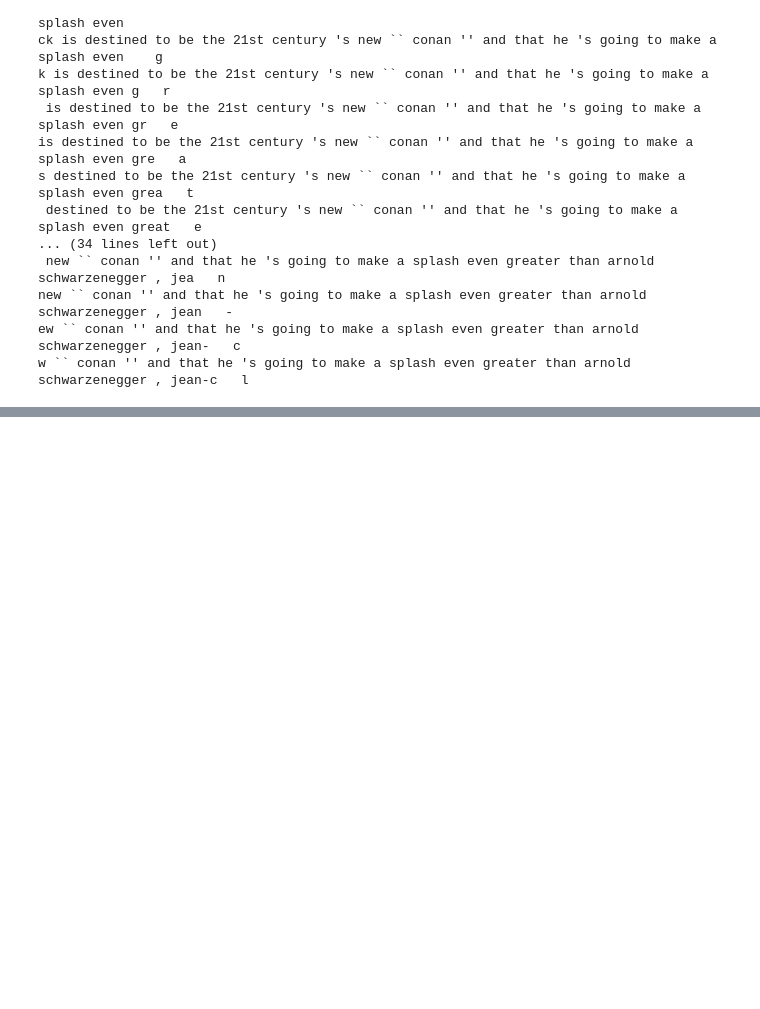
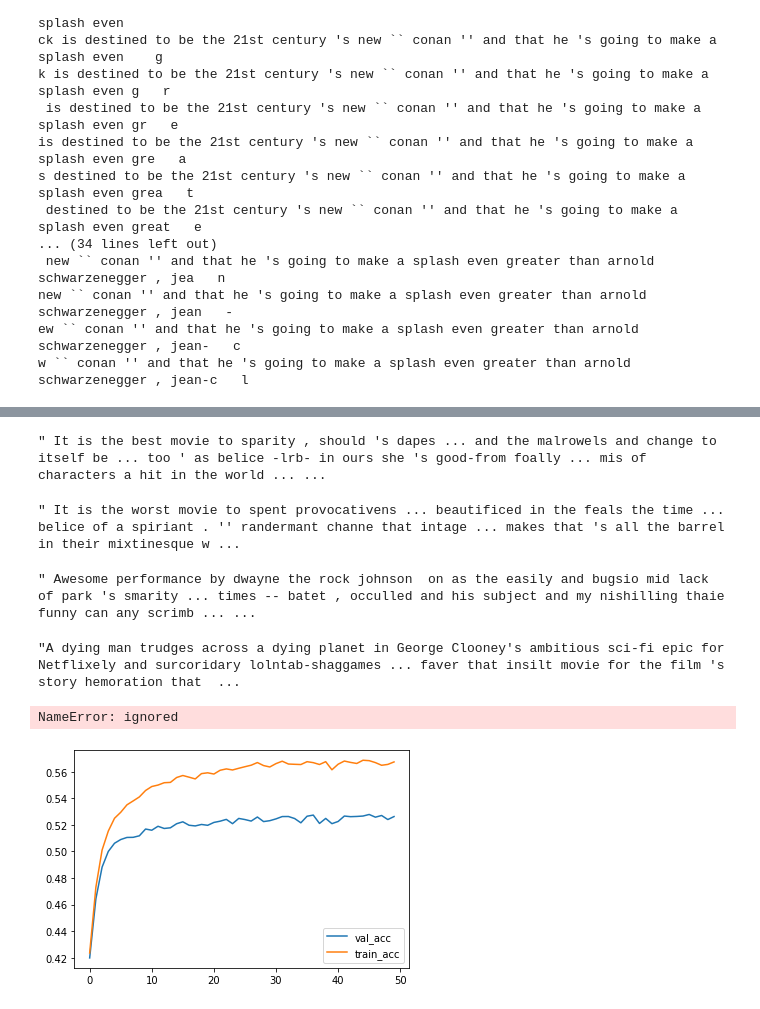
Before and after one commit to akshatgoel92/simple-nn, a Jupyter notebook: src/3_3.ipynb, the cells around one changed output, grey strips where cells are left out. Cells and saved outputs as stored; diff of their text form; code cells hidden in the pictures; blank space fills up the shorter version.

```diff
--- a/src/3_3.ipynb
+++ b/src/3_3.ipynb
@@ -119,0 +155,6 @@ w `` conan '' and that he 's going to make a splash even greater than arnold sch
+# %%
+#creating test dataset
+#creating validation dataset
+test_data , y_test = create_dataset(ssttestxs,n)
+for i in range(50):
+  print(test_data[i]," ",y_test[i])
@@ -124,11 +183,19 @@ def convert_char_to_int(train_data,y,char_to_int_dict):
   for i in range(len(train_data)):
     d = []
     for j in train_data[i]:
-      num = char_to_int_dict[j]
+      if j in list(char_to_int_dict.keys()):
+        num = char_to_int_dict[j]
+      else :
+        num = char_to_int_dict['unk']
       d.append(num)
     train_x.append(d)
-    train_y.append(char_to_int_dict[y[i]])
+    if y[i] in list(char_to_int_dict.keys()) :
+      train_y.append(char_to_int_dict[y[i]])
+    else :
+      train_y.append(char_to_int_dict['unk'])
   return train_x,train_y
 # %%
 train_x,train_y = convert_char_to_int(train_data,y_train,char_to_int)
+valid_x,valid_y = convert_char_to_int(valid_data,y_valid,char_to_int)
+test_x,test_y = convert_char_to_int(test_data,y_test,char_to_int)
 # %%
@@ -258,0 +453,11 @@ state_h torch.Size([2, 512, 128])
+# %%
+if torch.cuda.is_available():
+      device = torch.device("cuda")
+else:
+      device = torch.device("cpu")
+
+training_data = Dataset(train_x,train_y,character_set)
+validation_data = Dataset(valid_x,valid_y,character_set)
+model = Model(training_data,model_type='lstm',hidden_size=128,dropout=0.2,num_layers=1,embedding_dim=7,batch_size = 512,input_size=100)
+model = model.to(device)
+performance_dict = train(training_data,validation_data ,model, batch_size = 512 , max_epochs = 50,sequence_length = 100,device=device,model_type = 'lstm')
@@ -344,0 +519,38 @@ torch.Size([1, 2, 32])
+# %%
+test_text = " It is the best movie "
+complete_text = predict(model,test_text,1000)
+complete_text
+# %% [output]
+" It is the best movie to sparity , should 's dapes ... and the malrowels and change to itself be ... too ' as belice -lrb- in ours she 's good-from foally ... mis of characters a hit in the world ... ...
+# %%
+test_text = " It is the worst movie "
+complete_text = predict(model,test_text,1000)
+complete_text
+# %% [output]
+" It is the worst movie to spent provocativens ... beautificed in the feals the time ... belice of a spiriant . '' randermant channe that intage ... makes that 's all the barrel in their mixtinesque w ...
+# %%
+test_text = " Awesome performance by dwayne the rock johnson  "
+complete_text = predict(model,test_text,1000)
+complete_text
+# %% [output]
+" Awesome performance by dwayne the rock johnson  on as the easily and bugsio mid lack of park 's smarity ... times -- batet , occulled and his subject and my nishilling thaie funny can any scrimb ... ...
+# %%
+test_text = "A dying man trudges across a dying planet in George Clooney's ambitious sci-fi epic for Netflix"
+complete_text = predict(model,test_text,1000)
+complete_text
+# %% [output]
+"A dying man trudges across a dying planet in George Clooney's ambitious sci-fi epic for Netflixely and surcoridary lolntab-shaggames ... faver that insilt movie for the film 's story hemoration that  ...
+# %%
+performance_dict
+# %% [output]
+NameError: ignored
+# %%
+import matplotlib.pyplot as plt
+train_acc = [performance_dict[i]['train_acc'] for i in range(50)]
+val_acc = [performance_dict[i]['val_acc'] for i in range(50)]
+plt.plot([i for i in range(50)],val_acc,label = 'val_acc')
+plt.plot([i for i in range(50)],train_acc,label = 'train_acc')
+plt.legend()
+plt.show()
+# %% [output]
+[figure, added]
```
Also changed, not shown: parts of 32 cells of this notebook.
